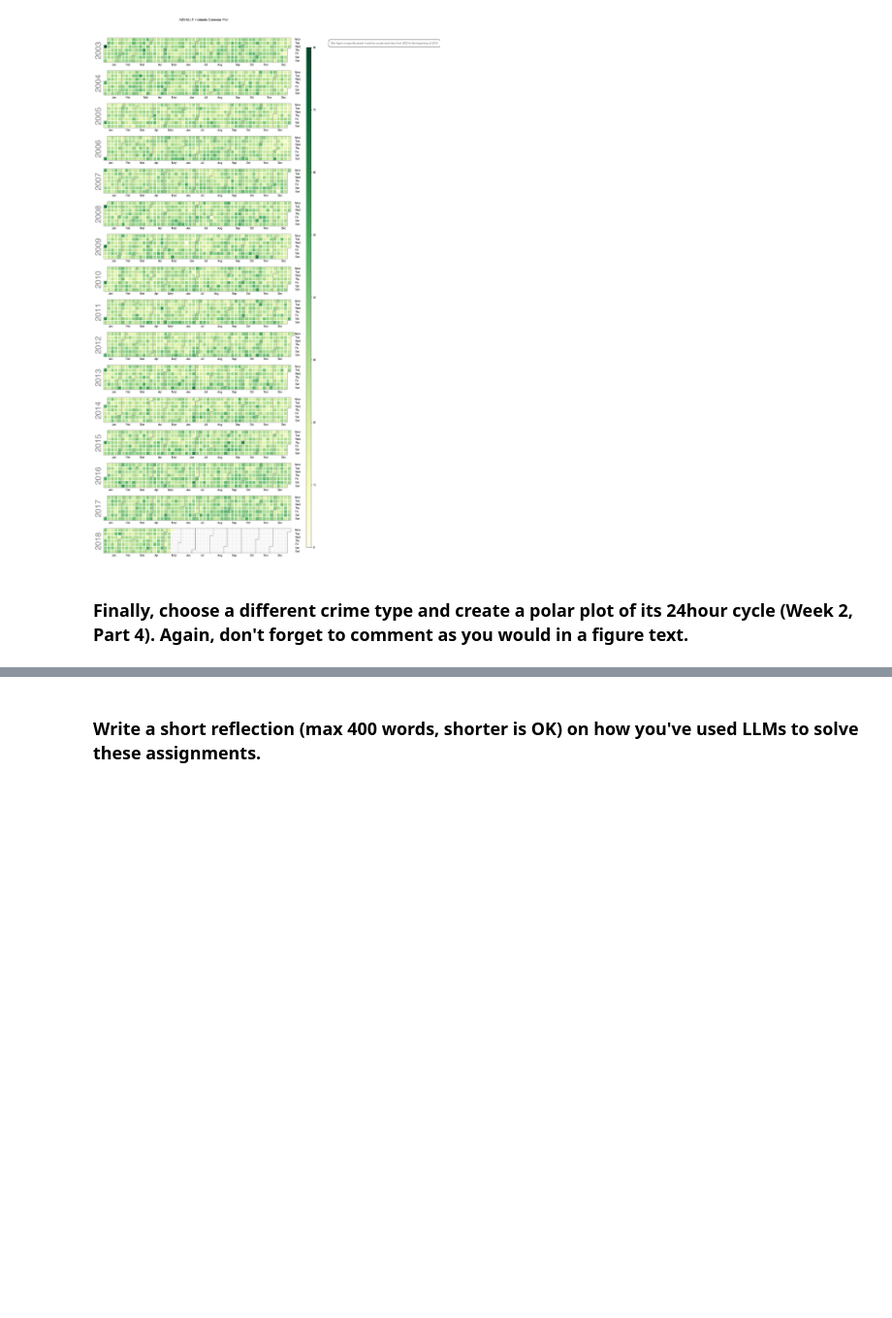
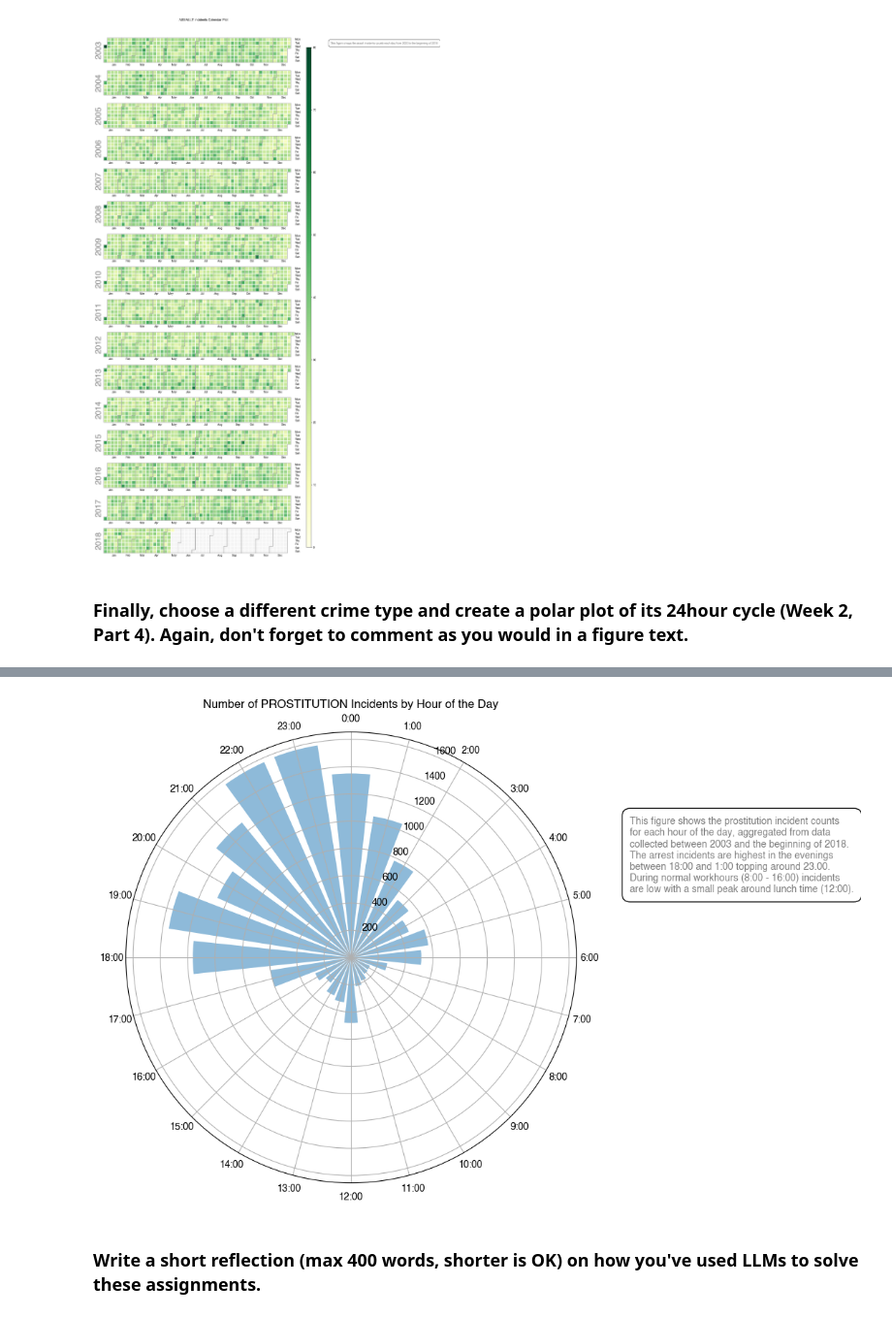
Before and after one commit to clbokea/socialdata2024, a Jupyter notebook: exercises/Assignment1/assignment1.ipynb, the cells around one changed output, grey strips where cells are left out. Shown at 97% size. Saved outputs shown, nothing was run; the diff lists cells and outputs as text; code cells hidden in the pictures; blank space fills up the shorter version.

Commit message:
polar chart fixed

```diff
--- a/exercises/Assignment1/assignment1.ipynb
+++ b/exercises/Assignment1/assignment1.ipynb
@@ -262,3 +260,59 @@ plt.show()
+# %%
+import pandas as pd
+import matplotlib.pyplot as plt
+import numpy as np
+
+# Load the dataset
+data = pd.read_csv("Police_Department_Incident_Reports__Historical_2003_to_May_2018_20240129.csv")
+
+# Assuming the 'Time' column is in HH:MM format, let's extract the hour
+data['Hour'] = pd.to_datetime(data['Time'], format='%H:%M').dt.hour
+
+crime_type = 'PROSTITUTION'
+
+# Filter on a single crime type
+crime_data = data[data['Category'] == crime_type]
+
+# Count the number of incidents for each hour of the day
+hour_counts = crime_data['Hour'].value_counts().sort_index()
+
+# Create a polar plot
+fig, ax = plt.subplots(figsize=(8, 8), subplot_kw=dict(polar=True))
+
+# Compute the angle for each bar, using 24 hours
+theta = np.linspace(0.0, 2 * np.pi, len(hour_counts), endpoint=False)
+
+# Adjust the width to create space between the bars, here I'm using a smaller fraction of the full circle divided by 24 to create space
+bar_width = (2 * np.pi / 24) * 0.8 # Adjust the 0.8 to increase/decrease space
+
+# Create the bars with adjusted width
+bars = ax.bar(theta, hour_counts, width=bar_width, align='center', alpha=0.5)
+
+# Set the labels for each bar (hours of the day)
+ax.set_xticks(theta)
+ax.set_xticklabels([f'{i}:00' for i in hour_counts.index]) # List comprehension to generate hour labels
+
+# Set the direction and starting point of the hour labels in clockwise order, starting from the top.
+ax.set_theta_direction(-1)
+ax.set_theta_zero_location('N')
+
+# Set the title
+ax.set_title(f'Number of {crime_type} Incidents by Hour of the Day')
+
+figure_text = f'''This figure shows the {crime_type.lower()} incident counts
+for each hour of the day, aggregated from data
+collected between 2003 and the beginning of 2018.
+The arrest incidents are highest in the evenings
+between 18:00 and 1:00 topping around 23.00.
+During normal workhours (8:00 - 16:00) incidents
+are low with a small peak around lunch time (12:00).'''
+
+plt.figtext(1.0, 0.6, figure_text, ha='left', va='bottom', fontsize=10, color='gray',
+            bbox=dict(facecolor='white', edgecolor='black', boxstyle='round,pad=0.8'))
+plt.tight_layout(pad=3)
+plt.show()
+# %% [output]
+[figure, added]
 # %% [markdown]
 ### Write a short reflection (max 400 words, shorter is OK) on how you've used LLMs to solve these assignments.
 # %% [markdown]
```
Also changed, not shown: parts of 1 cell of this notebook.
